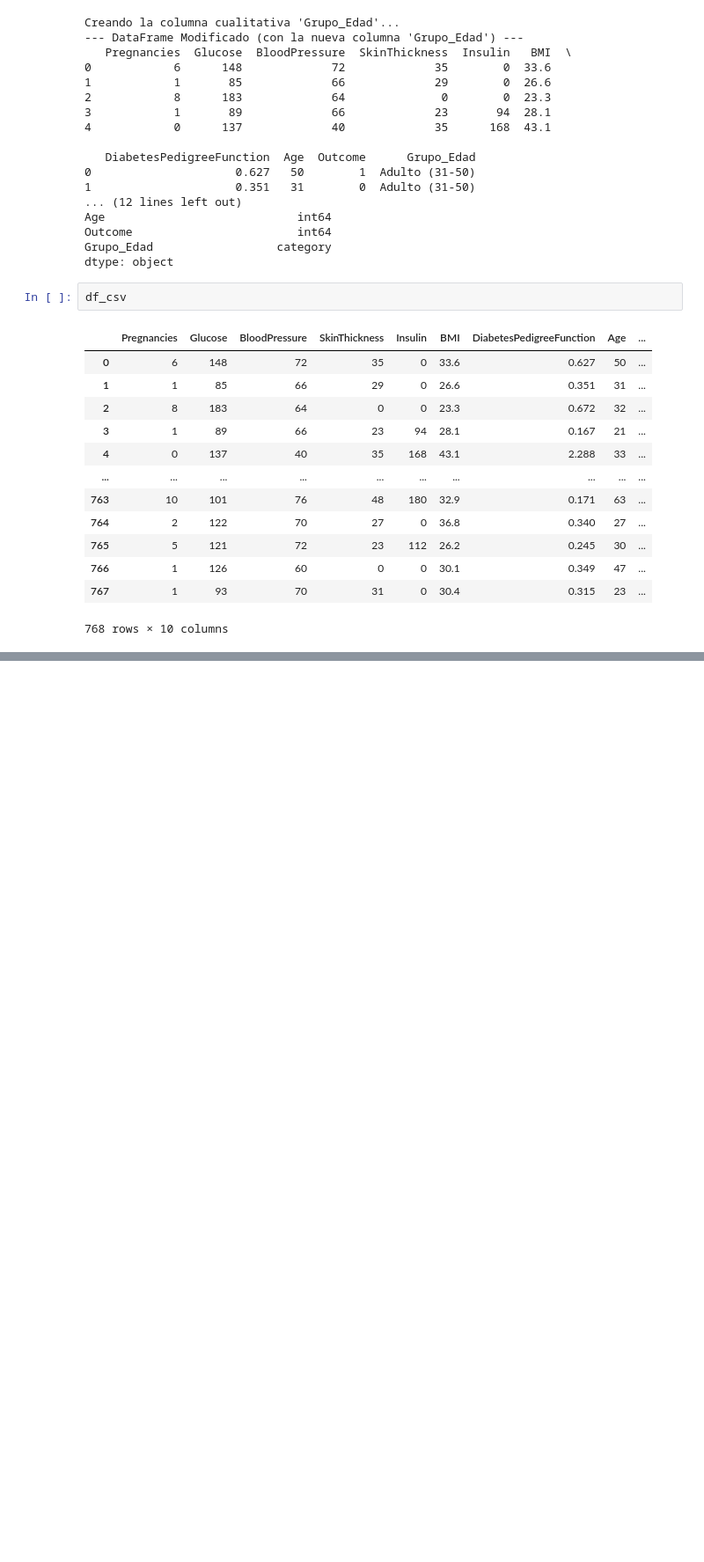
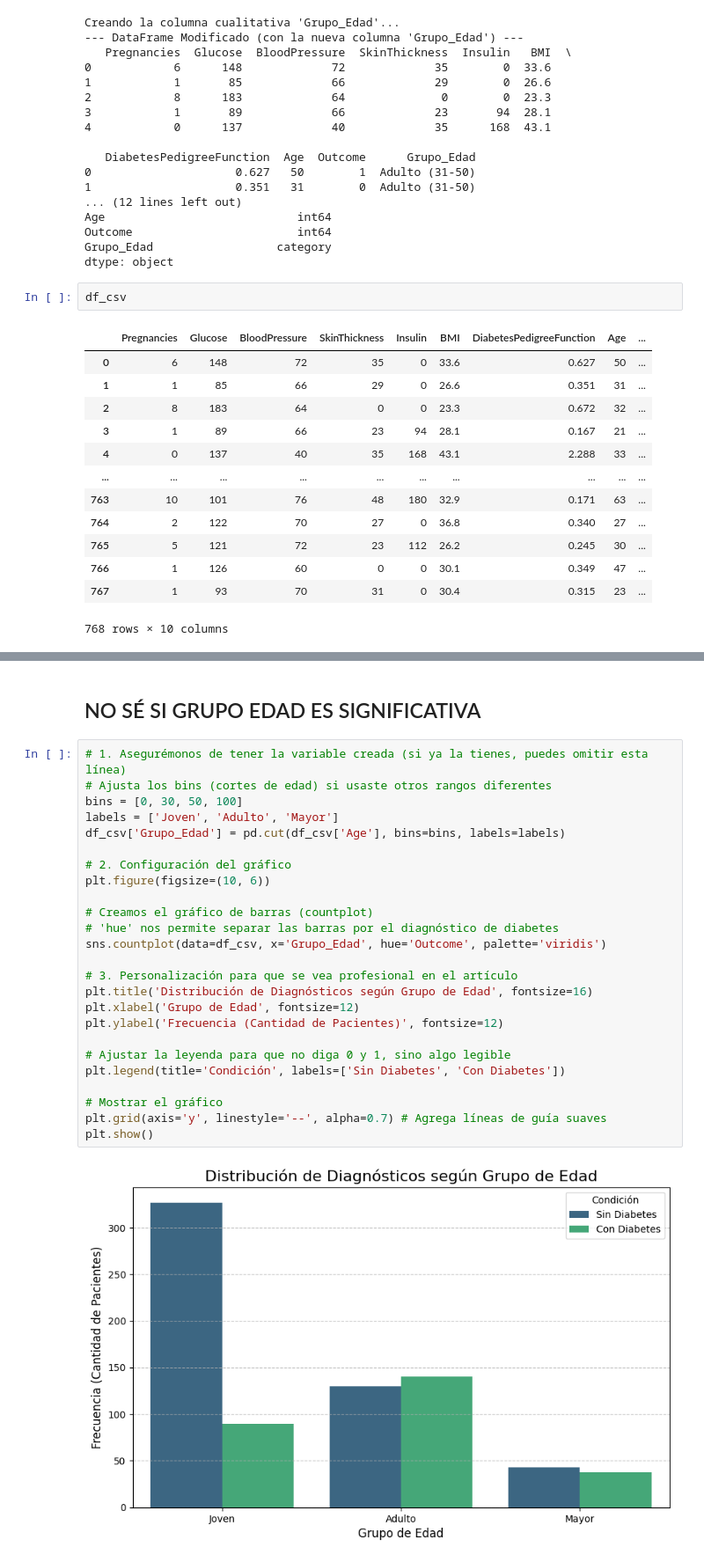
Before and after one commit to JeroXx11/Proyecto-3, a Jupyter notebook: Proyecto3.ipynb, the cells around one changed output, grey strips where cells are left out. Shown at 88% size. Drawn from its saved outputs; the diff is of its cells as text; blank space fills up the shorter version.

```diff
--- a/Proyecto3.ipynb
+++ b/Proyecto3.ipynb
@@ -98,0 +224,29 @@ for var in df_quant.columns:
+# %% [markdown]
+## NO SÉ SI GRUPO EDAD ES SIGNIFICATIVA ##
+# %%
+# 1. Asegurémonos de tener la variable creada (si ya la tienes, puedes omitir esta línea)
+# Ajusta los bins (cortes de edad) si usaste otros rangos diferentes
+bins = [0, 30, 50, 100]
+labels = ['Joven', 'Adulto', 'Mayor']
+df_csv['Grupo_Edad'] = pd.cut(df_csv['Age'], bins=bins, labels=labels)
+
+# 2. Configuración del gráfico
+plt.figure(figsize=(10, 6))
+
+# Creamos el gráfico de barras (countplot)
+# 'hue' nos permite separar las barras por el diagnóstico de diabetes
+sns.countplot(data=df_csv, x='Grupo_Edad', hue='Outcome', palette='viridis')
+
+# 3. Personalización para que se vea profesional en el artículo
+plt.title('Distribución de Diagnósticos según Grupo de Edad', fontsize=16)
+plt.xlabel('Grupo de Edad', fontsize=12)
+plt.ylabel('Frecuencia (Cantidad de Pacientes)', fontsize=12)
+
+# Ajustar la leyenda para que no diga 0 y 1, sino algo legible
+plt.legend(title='Condición', labels=['Sin Diabetes', 'Con Diabetes'])
+
+# Mostrar el gráfico
+plt.grid(axis='y', linestyle='--', alpha=0.7) # Agrega líneas de guía suaves
+plt.show()
+# %% [output]
+[figure, added]
```
Also changed, not shown: parts of 11 cells of this notebook.
